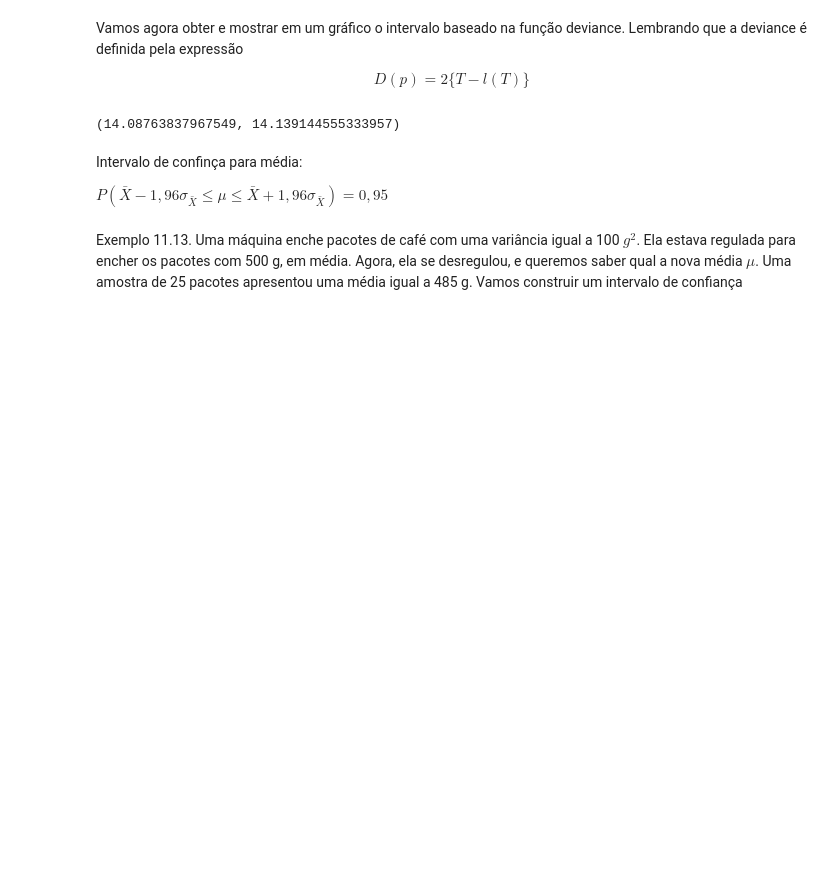
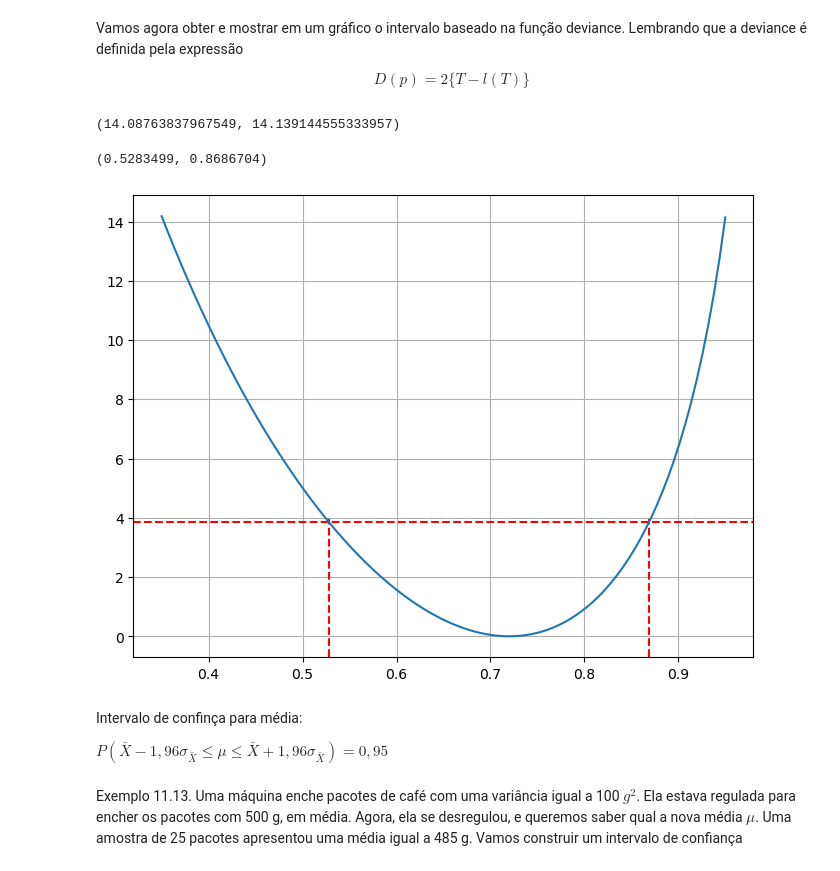
Before and after one commit to mateus-mesquita/Inferencia_estatistica, a Jupyter notebook: IC.ipynb, the cells around one changed output. Cells and saved outputs as stored; diff of their text form; code cells hidden in the pictures; blank space fills up the shorter version.

```diff
--- a/IC.ipynb
+++ b/IC.ipynb
@@ -197,3 +220,47 @@ DevBinomial(amostra_bernoulli,p=0.3511),DevBinomial(amostra_bernoulli,p=0.95)
+# %%
+def plot(dados = None, inf = None, sup = None):
+    # Verifica se o intervalo está bem definido
+    if inf < sup:
+        # Linha de referência: quantil 95% da distribuição qui-quadrado com 1 grau de liberdade
+        linha = chi2.ppf(0.95, df=1)
+
+        # Gera 100 pontos entre inf e sup
+        x = np.linspace(inf, sup, 100)
+        y = []
+
+        # Calcula os valores da função DevBinomial para cada ponto de x
+        for i in x:
+            y.append(DevBinomial(dados, i))
+
+        # Cria a figura e os eixos para o gráfico
+        fig, ax = plt.subplots(figsize=(8,6))
+
+        # Linha horizontal indicando o valor crítico da qui-quadrado
+        ax.axhline(linha, ls='--', color='r')
+
+        # Linhas verticais indicando o intervalo de confiança da função de desvio
+        ax.axvline(IC_dev(dados)[0], ls='--', color='r', ymin=0, ymax=0.30)
+        ax.axvline(IC_dev(dados)[1], ls='--', color='r', ymin=0, ymax=0.30)
+
+        # Plota a curva y = DevBinomial(dados, x)
+        plt.plot(x, y)
+
+        # Adiciona grade no gráfico
+        plt.grid(True)
+
+        # Mostra o gráfico
+        plt.show()
+    else:
+        # Retorna mensagem de erro se o intervalo estiver invertido
+        return 'inf deve ser menor que sup'
+# %%
+IC_dev(amostra_bernoulli)
+# %% [output]
+(0.5283499, 0.8686704)
+# %%
+plot(amostra_bernoulli,0.35,0.95)
+# %% [output]
+[figure, added]
 # %% [markdown]
 Intervalo de confinça para média:
 
```
Also changed, not shown: parts of 1 cell of this notebook.
